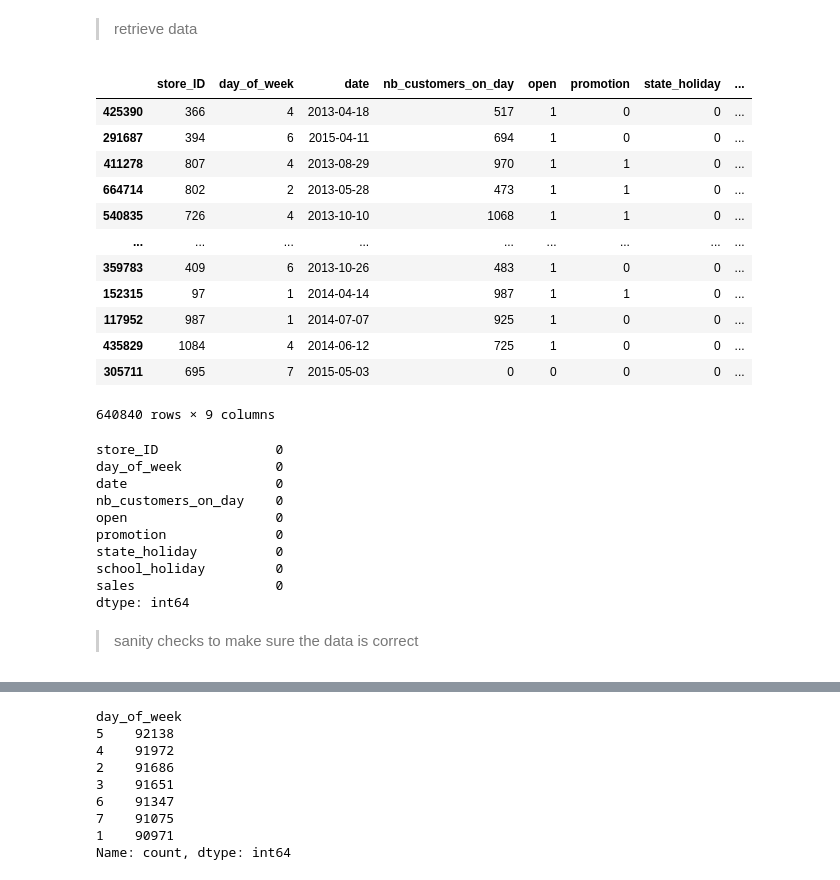
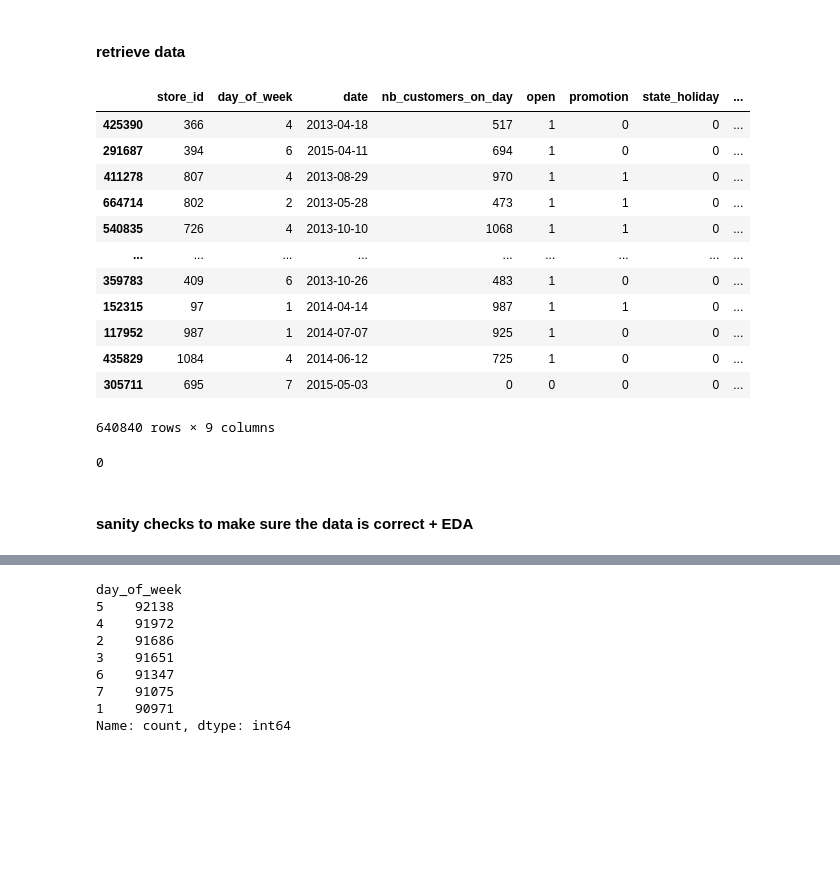
Before and after one commit to jeaend/IronKaggle_Shop-Revenue-Prediciton, a Jupyter notebook: ironKaggle.ipynb, the cells around one changed output, grey strips where cells are left out. Cells and saved outputs as stored; diff of their text form; code cells hidden in the pictures; blank space fills up the shorter version.

```diff
--- a/ironKaggle.ipynb
+++ b/ironKaggle.ipynb
@@ -19,10 +16,11 @@ from sklearn.neighbors import KNeighborsRegressor
 # %% [markdown]
-> retrieve data
+#### retrieve data
 # %%
 data = pd.read_csv('sales.csv', index_col=0)
+data.columns = data.columns.str.lower()
 data
 # %% [output]
-|  | store_ID | day_of_week | date | nb_customers_on_day | open | promotion | state_holiday | ... |
+|  | store_id | day_of_week | date | nb_customers_on_day | open | promotion | state_holiday | ... |
 | 425390 | 366 | 4 | 2013-04-18 | 517 | 1 | 0 | 0 | ... |
 | 291687 | 394 | 6 | 2015-04-11 | 694 | 1 | 0 | 0 | ... |
 | 411278 | 807 | 4 | 2013-08-29 | 970 | 1 | 1 | 0 | ... |
@@ -36,17 +34,8 @@ data
 | 305711 | 695 | 7 | 2015-05-03 | 0 | 0 | 0 | 0 | ... |
 640840 rows × 9 columns
 # %%
-data.isna().sum()
+data.isna().sum().sum()
 # %% [output]
-store_ID               0
-day_of_week            0
-date                   0
-nb_customers_on_day    0
-open                   0
-promotion              0
-state_holiday          0
-school_holiday         0
-sales                  0
-dtype: int64
+0
 # %% [markdown]
-> sanity checks to make sure the data is correct
+#### sanity checks to make sure the data is correct + EDA
```
Also changed, not shown: parts of 89 cells of this notebook, 1 other file.
